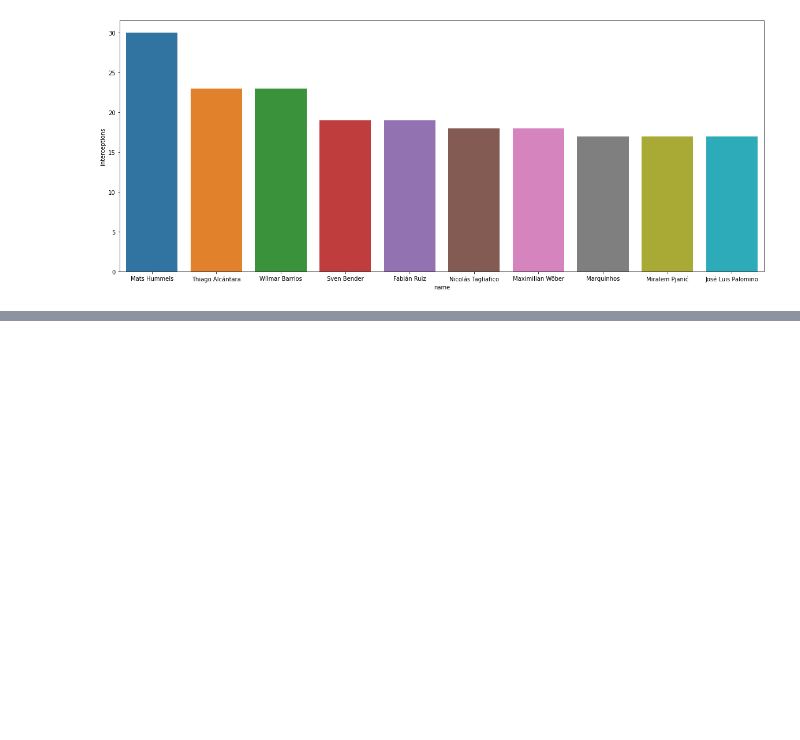
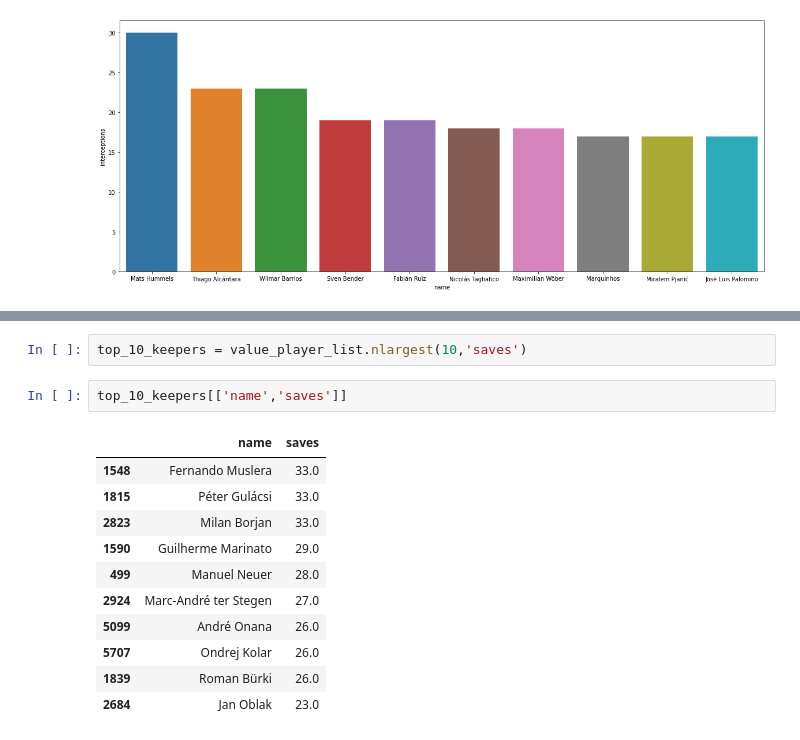
Before and after one commit to ZaidSultan10/champions-league-winner-prediction, a Jupyter notebook: UEFA_Champions_League_Winner_Prediction-checkpoint.ipynb, the cells around one changed output, grey strips where cells are left out. Drawn from its saved outputs; the diff is of its cells as text; blank space fills up the shorter version.

Commit message:
top 10 keepers with graphs

```diff
--- a/UEFA_Champions_League_Winner_Prediction-checkpoint.ipynb
+++ b/UEFA_Champions_League_Winner_Prediction-checkpoint.ipynb
@@ -334,3 +334,19 @@ fig = px.box(top_10_defenders, x="name", y="interceptions",color='name', notched
 fig.show()
 # %% [output]
 [interactive output not drawn]
+# %%
+top_10_keepers = value_player_list.nlargest(10,'saves')
+# %%
+top_10_keepers[['name','saves']]
+# %% [output]
+|  | name | saves |
+| 1548 | Fernando Muslera | 33.0 |
+| 1815 | Péter Gulácsi | 33.0 |
+| 2823 | Milan Borjan | 33.0 |
+| 1590 | Guilherme Marinato | 29.0 |
+| 499 | Manuel Neuer | 28.0 |
+| 2924 | Marc-André ter Stegen | 27.0 |
+| 5099 | André Onana | 26.0 |
+| 5707 | Ondrej Kolar | 26.0 |
+| 1839 | Roman Bürki | 26.0 |
+| 2684 | Jan Oblak | 23.0 |
```
Also changed, not shown: parts of 1 cell of this notebook.
